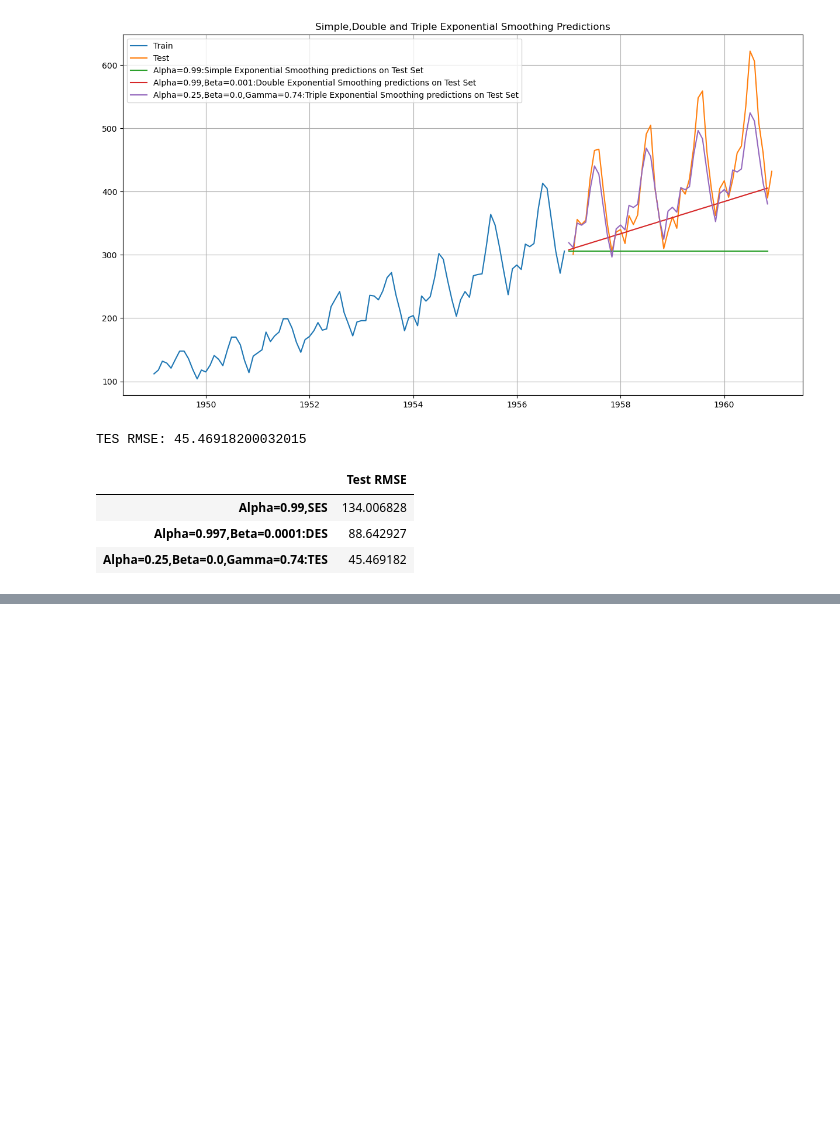
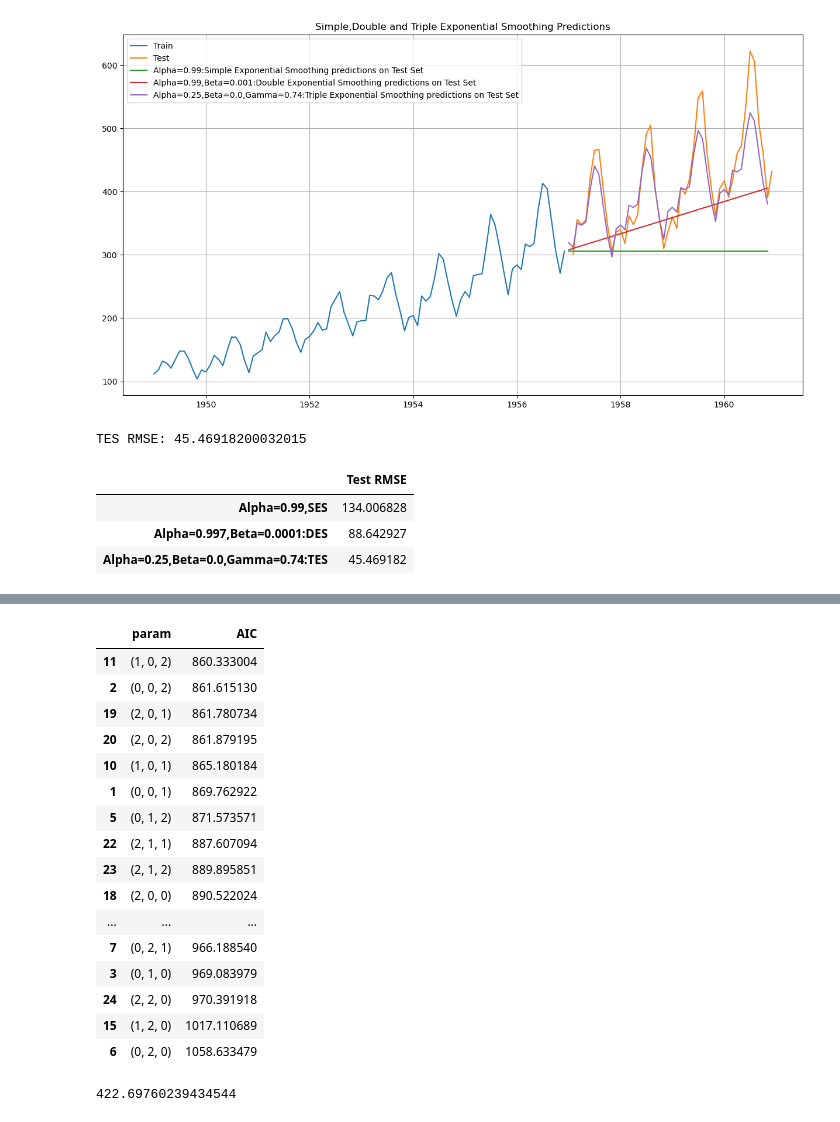
Before and after one commit to piyushprabhakar/ml-class-notes, a Jupyter notebook: TimeSeriesForcast/GenAI_TSA.ipynb, the cells around one changed output, grey strips where cells are left out. Saved outputs shown, nothing was run; the diff lists cells and outputs as text; code cells hidden in the pictures; blank space fills up the shorter version.

```diff
--- a/TimeSeriesForcast/GenAI_TSA-1.ipynb
+++ b/TimeSeriesForcast/GenAI_TSA.ipynb
@@ -322,0 +412,12 @@ resultsDf
+# %%
+import itertools
+p = q = range(0, 3)
+d= range(0,3)
+pdq = list(itertools.product(p, d, q))
+
+
+print('Examples of parameter combinations for Model...')
+print('Model: {}'.format(pdq[1]))
+print('Model: {}'.format(pdq[1]))
+print('Model: {}'.format(pdq[2]))
+print('Model: {}'.format(pdq[2]))
@@ -322,0 +430,22 @@ resultsDf
+# %%
+import itertools
+import warnings
+warnings.filterwarnings("ignore")
+
+p = d = q = range(0, 3)
+pdq = list(itertools.product(p, d, q))
+
+best_aic = float("inf")
+best_order = None
+
+for order in pdq:
+    try:
+        model = ARIMA(train_data, order=order)
+        results = model.fit()
+        if results.aic < best_aic:
+            best_aic = results.aic
+            best_order = order
+    except:
+        continue
+
+print(f'Best ARIMA order: {best_order} with AIC: {best_aic}')
@@ -322,0 +458,8 @@ resultsDf
+# %%
+ARIMA_AIC = pd.DataFrame(columns=['param', 'AIC'])
+# %%
+for param in pdq:
+    ARIMA_model = ARIMA(train_data,order=param).fit()
+    temp_df = pd.DataFrame({'param': [param], 'AIC': [ARIMA_model.aic]})
+    ARIMA_AIC = pd.concat([ARIMA_AIC, temp_df], ignore_index=True)
+    print('ARIMA{} - AIC:{}'.format(param,ARIMA_model.aic))
@@ -322,0 +484,25 @@ resultsDf
+# %%
+ARIMA_AIC.sort_values(by='AIC',ascending=True)
+# %% [output]
+|  | param | AIC |
+| 11 | (1, 0, 2) | 860.333004 |
+| 2 | (0, 0, 2) | 861.615130 |
+| 19 | (2, 0, 1) | 861.780734 |
+| 20 | (2, 0, 2) | 861.879195 |
+| 10 | (1, 0, 1) | 865.180184 |
+| 1 | (0, 0, 1) | 869.762922 |
+| 5 | (0, 1, 2) | 871.573571 |
+| 22 | (2, 1, 1) | 887.607094 |
+| 23 | (2, 1, 2) | 889.895851 |
+| 18 | (2, 0, 0) | 890.522024 |
+| ... | ... | ... |
+| 7 | (0, 2, 1) | 966.188540 |
+| 3 | (0, 1, 0) | 969.083979 |
+| 24 | (2, 2, 0) | 970.391918 |
+| 15 | (1, 2, 0) | 1017.110689 |
+| 6 | (0, 2, 0) | 1058.633479 |
+# %%
+rmse = mean_squared_error(test['Pax'],pred,squared=False)
+print(rmse)
+# %% [output]
+422.69760239434544
```
Also changed, not shown: parts of 29 cells of this notebook, 3 other files.
